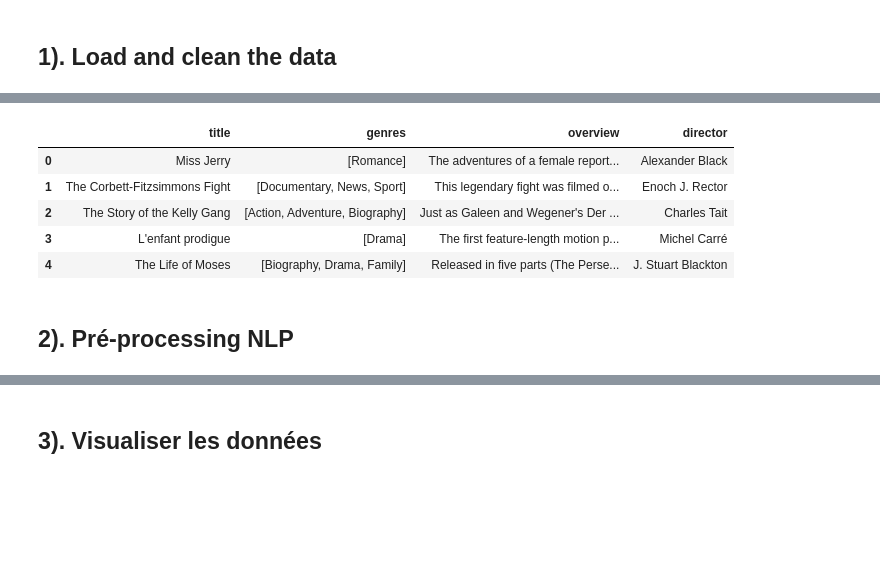
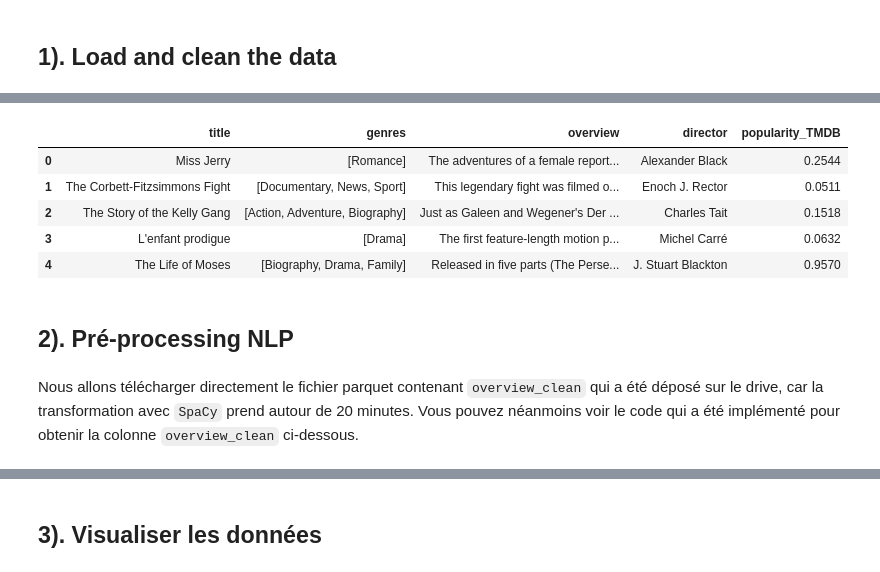
Before and after one commit to enzo-joly/projet_python_films, a Jupyter notebook: Data processing/overview_nlp_analysis.ipynb, the cells around one changed output, grey strips where cells are left out. Cells and saved outputs as stored; diff of their text form; code cells hidden in the pictures; blank space fills up the shorter version.

Commit message:
nlp part modified
NLP modelling and wordclouds added, modelling to be modified later to add popularity

```diff
--- a/Data processing/overview_nlp_analysis.ipynb
+++ b/Data processing/overview_nlp_analysis.ipynb
@@ -42,24 +47,25 @@ df = pd.read_parquet(file_path)
 # %%
 # Nettoyage du df
 def clean_df(df):
-    cols_to_keep = ['originalTitle', 'genres', 'overview', 'director_name']
+    cols_to_keep = ['originalTitle', 'genres', 'overview', 'director_name', 'popularity_TMDB']
     df_cleaned = df[cols_to_keep].copy()
     df_cleaned = df_cleaned.rename(columns={'originalTitle': 'title'})
     df_cleaned = df_cleaned.rename(columns={'director_name': 'director'})
     df_cleaned['genres'] = df_cleaned['genres'].fillna('').apply(lambda x: x.split(',') if x != '' else [])
+    df_cleaned = df_cleaned.dropna(subset=['overview'])
 
     return df_cleaned
 
 
 df_overviews = clean_df(df)
 df_overviews.head()
 # %% [output]
-|  | title | genres | overview | director |
-| 0 | Miss Jerry | [Romance] | The adventures of a female report... | Alexander Black |
-| 1 | The Corbett-Fitzsimmons Fight | [Documentary, News, Sport] | This legendary fight was filmed o... | Enoch J. Rector |
-| 2 | The Story of the Kelly Gang | [Action, Adventure, Biography] | Just as Galeen and Wegener's Der ... | Charles Tait |
-| 3 | L'enfant prodigue | [Drama] | The first feature-length motion p... | Michel Carré |
-| 4 | The Life of Moses | [Biography, Drama, Family] | Released in five parts (The Perse... | J. Stuart Blackton |
+|  | title | genres | overview | director | popularity_TMDB |
+| 0 | Miss Jerry | [Romance] | The adventures of a female report... | Alexander Black | 0.2544 |
+| 1 | The Corbett-Fitzsimmons Fight | [Documentary, News, Sport] | This legendary fight was filmed o... | Enoch J. Rector | 0.0511 |
+| 2 | The Story of the Kelly Gang | [Action, Adventure, Biography] | Just as Galeen and Wegener's Der ... | Charles Tait | 0.1518 |
+| 3 | L'enfant prodigue | [Drama] | The first feature-length motion p... | Michel Carré | 0.0632 |
+| 4 | The Life of Moses | [Biography, Drama, Family] | Released in five parts (The Perse... | J. Stuart Blackton | 0.9570 |
 # %% [markdown]
 ## 2). Pré-processing NLP
 # %%
@@ -76 +80,3 @@ def preprocess_text(text):
     return " ".join(tokens)
+# %% [markdown]
+Nous allons télécharger directement le fichier parquet contenant `overview_clean` qui a été déposé sur le drive, car la transformation avec `SpaCy` prend autour de 20 minutes. Vous pouvez néanmoins voir le code qui a été implémenté pour obtenir la colonne `overview_clean` ci-dessous.
```
Also changed, not shown: parts of 25 cells of this notebook.
